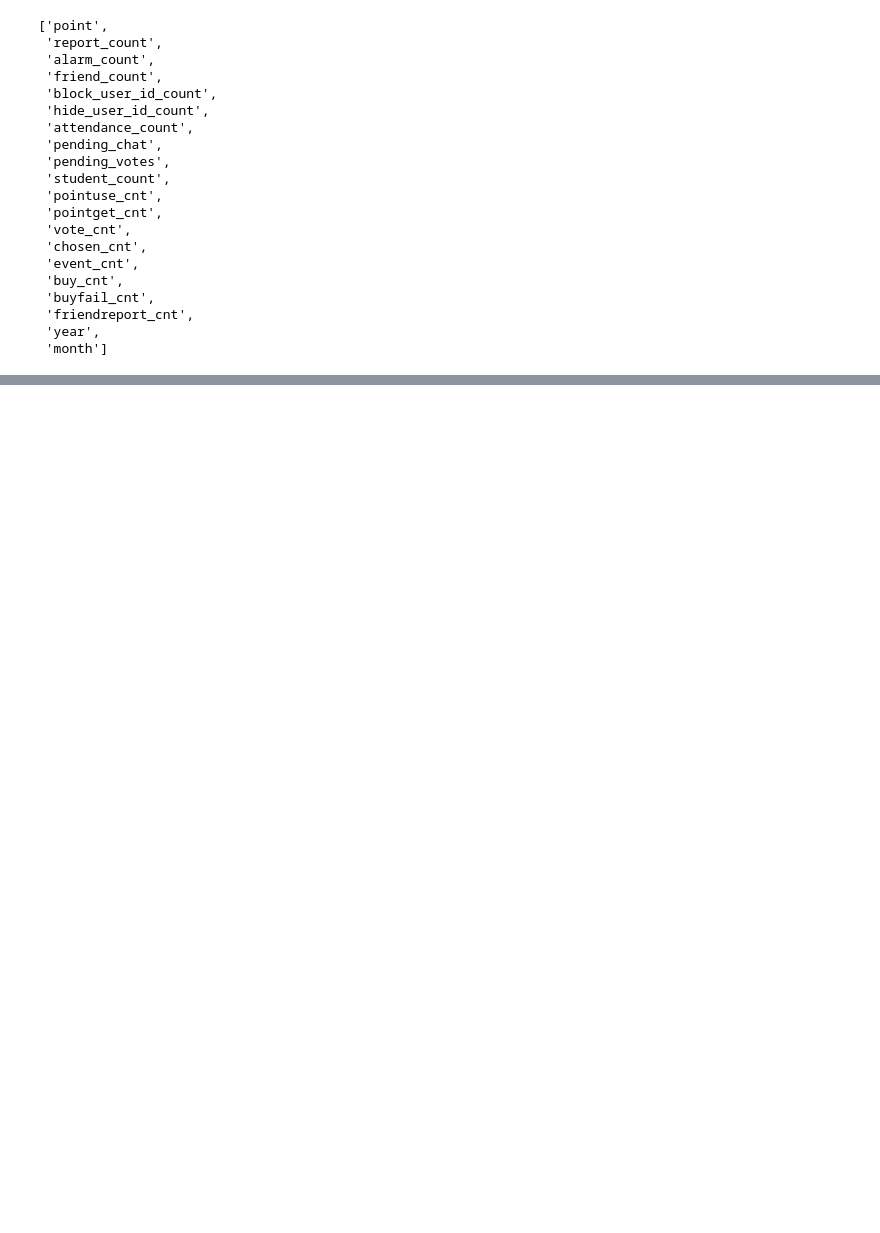
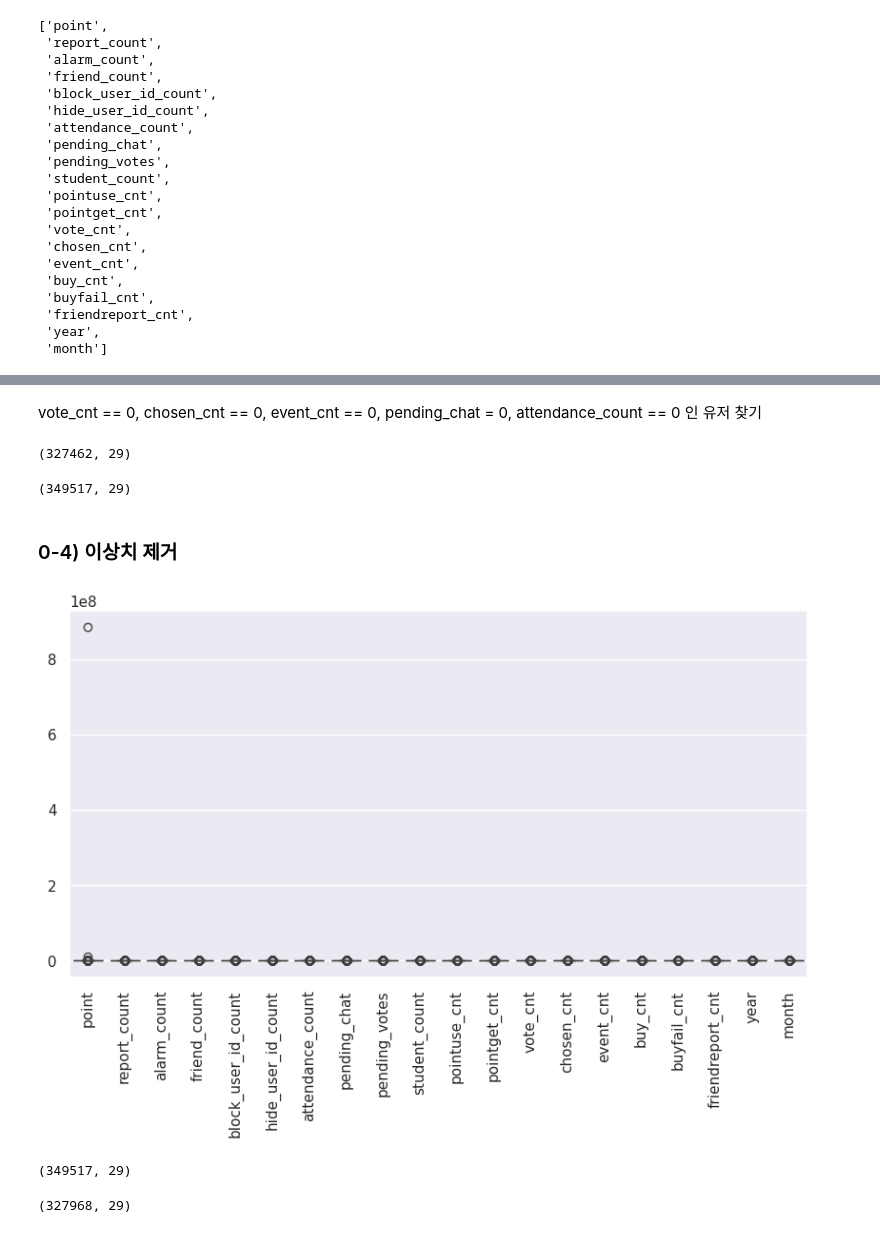
Before and after one commit to goheejieuri/final_project_team3, a Jupyter notebook: sohee_copy.ipynb, the cells around one changed output, grey strips where cells are left out. Saved outputs shown, nothing was run; the diff lists cells and outputs as text; code cells hidden in the pictures; blank space fills up the shorter version.

```diff
--- a/sohee_copy.ipynb
+++ b/sohee_copy.ipynb
@@ -1830,0 +1945,41 @@ plt.show()
+# %% [markdown]
+vote_cnt == 0, chosen_cnt == 0, event_cnt == 0, pending_chat = 0, attendance_count == 0 인 유저 찾기
+# %%
+final_user_df[
+    (final_user_df['vote_cnt'] == 0) &
+    (final_user_df['chosen_cnt'] == 0) &
+    (final_user_df['event_cnt'] == 0) &
+    (final_user_df['pending_chat'] == 0) &
+    (final_user_df['attendance_count'] == 0)
+].shape
+# %% [output]
+(327462, 29)
+# %%
+filtered_df = final_user_df[
+    ~(
+        (final_user_df['vote_cnt'] == 0) &
+        (final_user_df['chosen_cnt'] == 0) &
+        (final_user_df['event_cnt'] == 0) &
+        (final_user_df['pending_chat'] == 0) &
+        (final_user_df['attendance_count'] == 0)
+    )
+]
+# %%
+filtered_df.shape
+# %% [output]
+(349517, 29)
+# %%
+final_user_df = filtered_df.copy()
+# %% [markdown]
+### 0-4) 이상치 제거
+# %%
+plt.figure(figsize=(10,5))
+sns.boxplot(final_user_df[f_numeric_cols])
+plt.xticks(rotation=90)
+plt.show()
+# %% [output]
+[figure, added]
+# %%
+final_user_df.shape
+# %% [output]
+(349517, 29)
@@ -1830,0 +2000,4 @@ plt.show()
+# %%
+final_user_df.shape
+# %% [output]
+(327968, 29)
```
Also changed, not shown: parts of 74 cells of this notebook.
